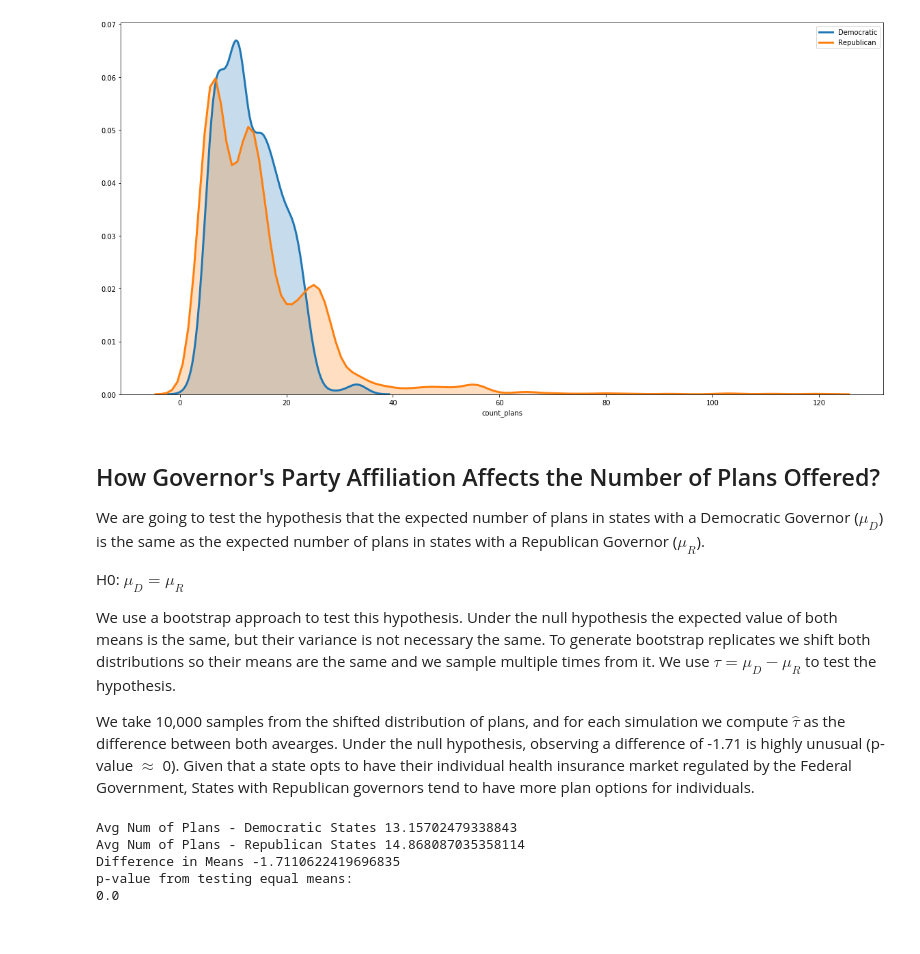
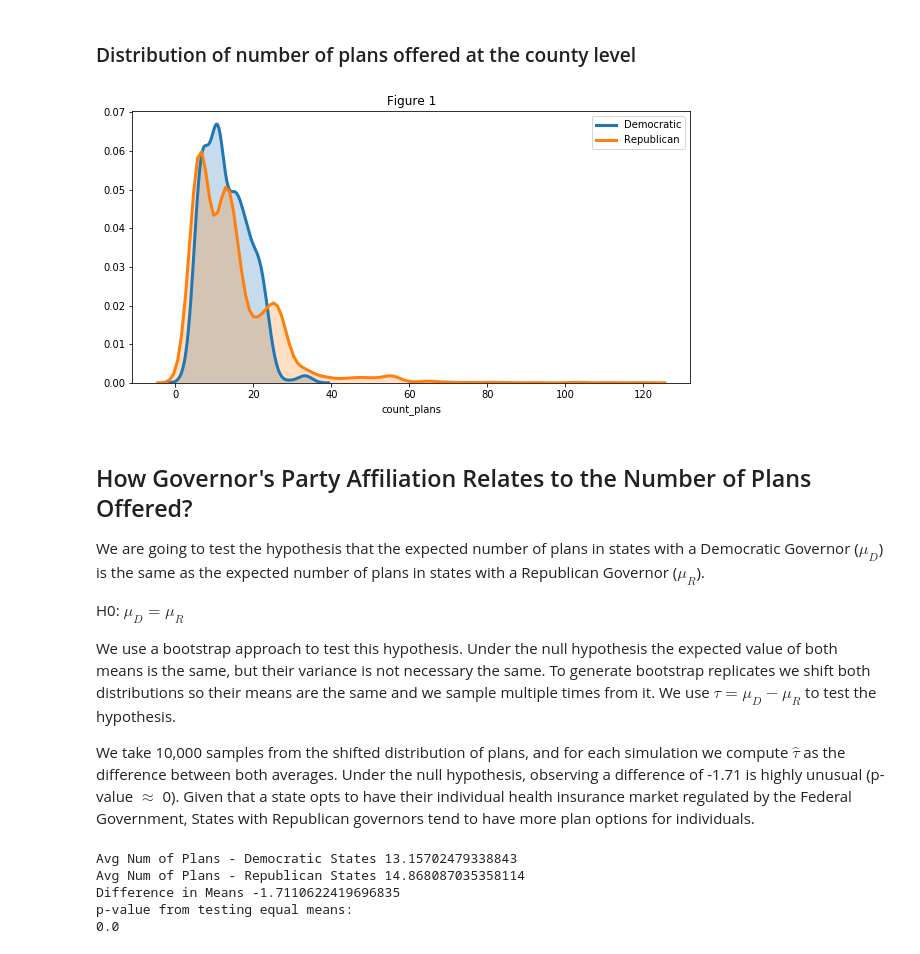
Before and after one commit to lg-42/Springboard_projects, a Jupyter notebook: CaptsonePr1/Plan Options and State Color.ipynb, the cells around one changed output. Drawn from its saved outputs; the diff is of its cells as text; code cells hidden in the pictures.

```diff
--- a/CaptsonePr1/Plan Options and State Color.ipynb
+++ b/CaptsonePr1/Plan Options and State Color.ipynb
@@ -16,9 +20,10 @@ font = {'family': 'serif', 'color': 'black', 'weight': 'normal', 'size': 12}
 # %%
 # Set paths and file names
 projpath='C:\\Users\\l_gas\\Documents\\Development\\SpringBoard_DataScience\\CapstoneProj1'
-stparty= projpath + "\\States_Governors_Party.csv"
-stparty = pd.read_csv(stparty)
-#print(stparty.dtypes)
-
+stparty= projpath + "\\All_States_Governors_Party.csv"
+stparty_all = pd.read_csv(stparty)
+print(stparty_all.dtypes)
+fed_stparty =stparty_all[stparty_all['Market_Reg']=='Federal']
+own_stparty =stparty_all[stparty_all['Market_Reg']!='Federal']
 plans_ahrf = (pd.read_json("./plans_ahrf.json"))
 #print(plans_ahrf.dtypes)
@@ -39,3 +61,3 @@ Name: State Code, dtype: int64
 # %%
-plans_data = pd.merge(left=plans_ahrf, right=stparty, left_on='st', right_on='State Code')
+plans_data = pd.merge(left=plans_ahrf, right=fed_stparty, left_on='st', right_on='State Code')
 plans_data_dr = plans_data[plans_data['Pparty']!='Independent']
@@ -82,20 +109,25 @@ count_issuers
+# %% [markdown]
+### Distribution of number of plans offered at the county level
 # %%
 # List all political party state affiliations
 party = ['Democratic','Republican']
 
-plt.figure(figsize=(20,10))
+plt.figure(figsize=(10,5))
 
 for p in party:
     # Subset to the airline
     subset = plans_data_dr[plans_data_dr['Pparty'] == p]
     # Draw the density plot
     sns.distplot(subset['count_plans'], hist = False, kde = True,
                  kde_kws = {'shade': True, 'linewidth': 3},
                  label = p)
+
+_ = plt.title("Figure 1")
+plt.savefig("Statistical Analysis-figure 1b.png")
 # %% [output]
-[figure, old version]
+[figure, new version]
 # %% [markdown]
-## How Governor's Party Affiliation Affects the Number of Plans Offered?
+## How Governor's Party Affiliation Relates to the Number of Plans Offered?
 
 We are going to test the hypothesis that the expected number of plans in states with a Democratic Governor ($\mu_{D}$) is the same as the expected number of plans in states with a Republican Governor ($\mu_{R}$).
 
@@ -103,7 +135,7 @@ H0: $\mu_{D} = \mu_{R}$
 
 We use a bootstrap approach to test this hypothesis. Under the null hypothesis the expected value of both means is the same, but their variance is not necessary the same. To generate bootstrap replicates we shift both distributions so their means are the same and we sample multiple times from it. We use $\tau = \mu_{D} - \mu_{R}$ to test the hypothesis.
 
-We take 10,000 samples from the shifted distribution of plans, and for each simulation we compute $\hat \tau$ as the difference between both avearges. Under the null hypothesis, observing a difference of -1.71 is highly unusual (p-value $\approx$ 0). Given that a state opts to have their individual health insurance market regulated by the Federal Government, States with Republican governors tend to have more plan options for individuals.
+We take 10,000 samples from the shifted distribution of plans, and for each simulation we compute $\hat \tau$ as the difference between both averages. Under the null hypothesis, observing a difference of -1.71 is highly unusual (p-value $\approx$ 0). Given that a state opts to have their individual health insurance market regulated by the Federal Government, States with Republican governors tend to have more plan options for individuals.
 # %%
 
 # Get actual values for each group of states
```
Also changed, not shown: parts of 8 cells of this notebook, 1 other file.
